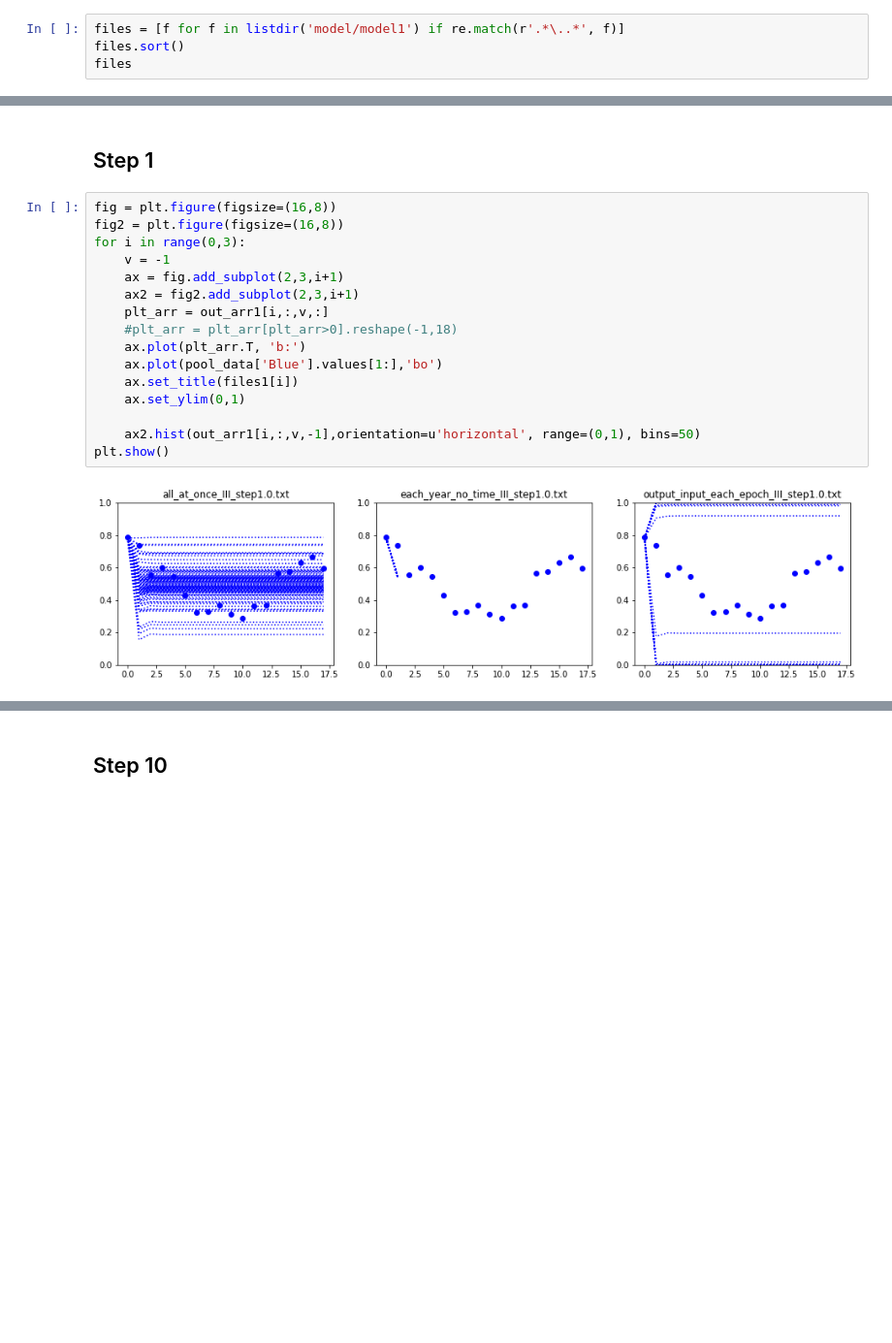
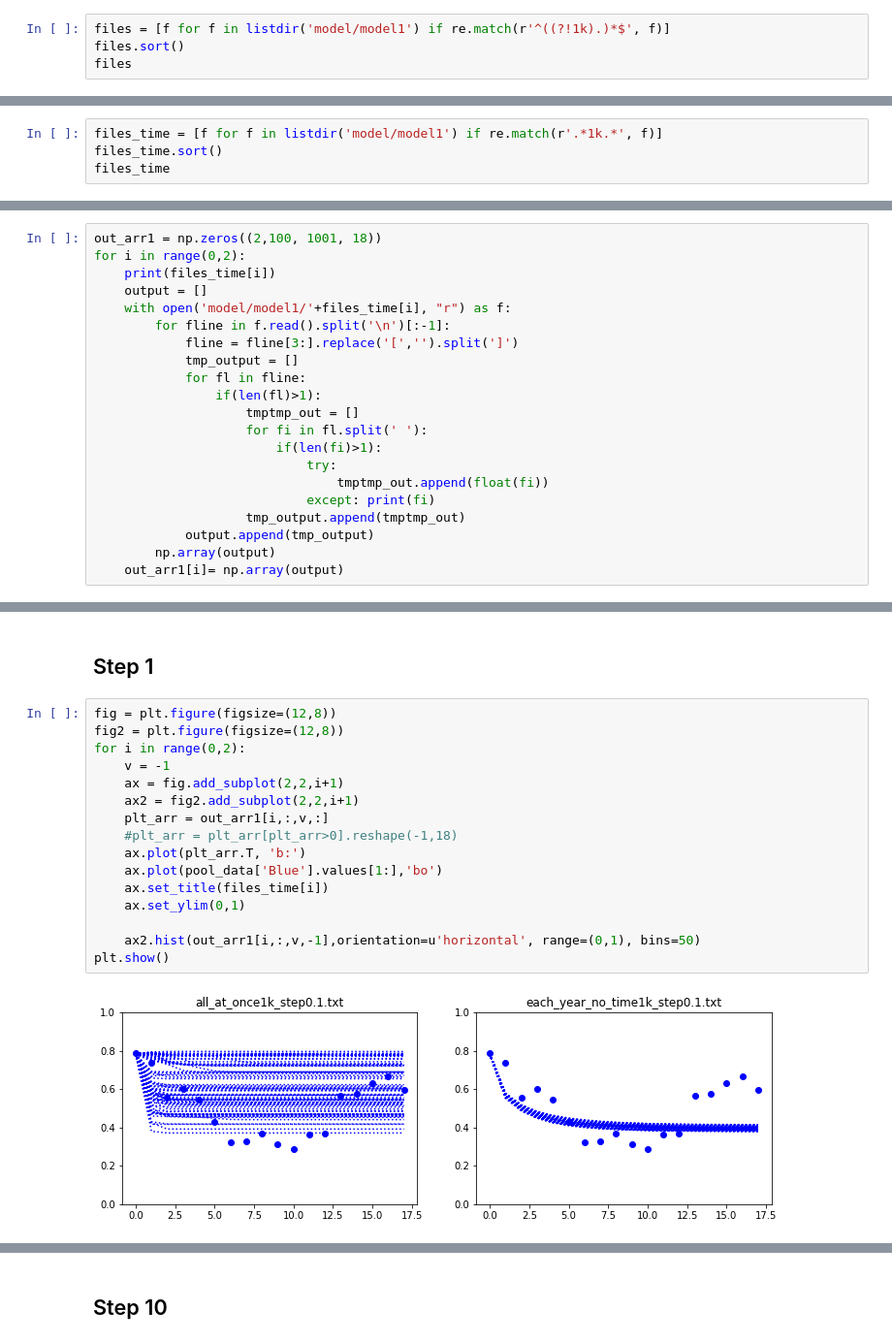
Before and after one commit to MarBry111/Forecast_Election_Poland, a Jupyter notebook: Model_I_visualisation.ipynb, the cells around one changed output, grey strips where cells are left out. Shown at 97% size. Cells and saved outputs as stored; diff of their text form; blank space fills up the shorter version.

```diff
--- a/Model_I_visualisation.ipynb
+++ b/Model_I_visualisation.ipynb
@@ -60,7 +60,7 @@ plt.show()
 # %% [markdown]
 ### Computation files
 # %%
-files = [f for f in listdir('model/model1') if re.match(r'.*\..*', f)]
+files = [f for f in listdir('model/model1') if re.match(r'^((?!1k).)*$', f)]
 files.sort()
 files
 # %% [output]
@@ -70,3 +70,7 @@ files
  'output_input_each_epoch_step0.1.txt',
  'output_input_each_step_lin_w_step0.1.txt',
  'output_input_each_step_step0.1.txt']
+# %%
+files_time = [f for f in listdir('model/model1') if re.match(r'.*1k.*', f)]
+files_time.sort()
+files_time
@@ -104,0 +109,21 @@ out_arr.shape
+# %%
+out_arr1 = np.zeros((2,100, 1001, 18))
+for i in range(0,2):
+    print(files_time[i])
+    output = []
+    with open('model/model1/'+files_time[i], "r") as f:
+        for fline in f.read().split('\n')[:-1]:
+            fline = fline[3:].replace('[','').split(']')
+            tmp_output = []
+            for fl in fline:
+                if(len(fl)>1):
+                    tmptmp_out = []
+                    for fi in fl.split(' '):
+                        if(len(fi)>1):
+                            try:
+                                tmptmp_out.append(float(fi))
+                            except: print(fi)
+                    tmp_output.append(tmptmp_out)
+            output.append(tmp_output)
+        np.array(output)
+    out_arr1[i]= np.array(output)
@@ -125,20 +153,20 @@ plt.show()
 # %% [markdown]
 ## Step 1
 # %%
-fig = plt.figure(figsize=(16,8))
-fig2 = plt.figure(figsize=(16,8))
-for i in range(0,3):
+fig = plt.figure(figsize=(12,8))
+fig2 = plt.figure(figsize=(12,8))
+for i in range(0,2):
     v = -1
-    ax = fig.add_subplot(2,3,i+1)
-    ax2 = fig2.add_subplot(2,3,i+1)
+    ax = fig.add_subplot(2,2,i+1)
+    ax2 = fig2.add_subplot(2,2,i+1)
     plt_arr = out_arr1[i,:,v,:]
     #plt_arr = plt_arr[plt_arr>0].reshape(-1,18)
     ax.plot(plt_arr.T, 'b:')
     ax.plot(pool_data['Blue'].values[1:],'bo')
-    ax.set_title(files1[i])
+    ax.set_title(files_time[i])
     ax.set_ylim(0,1)
 
     ax2.hist(out_arr1[i,:,v,-1],orientation=u'horizontal', range=(0,1), bins=50)
 plt.show()
 # %% [output]
-[figure, old version]
+[figure, new version]
```
Also changed, not shown: parts of 5 cells of this notebook, 11 other files.
